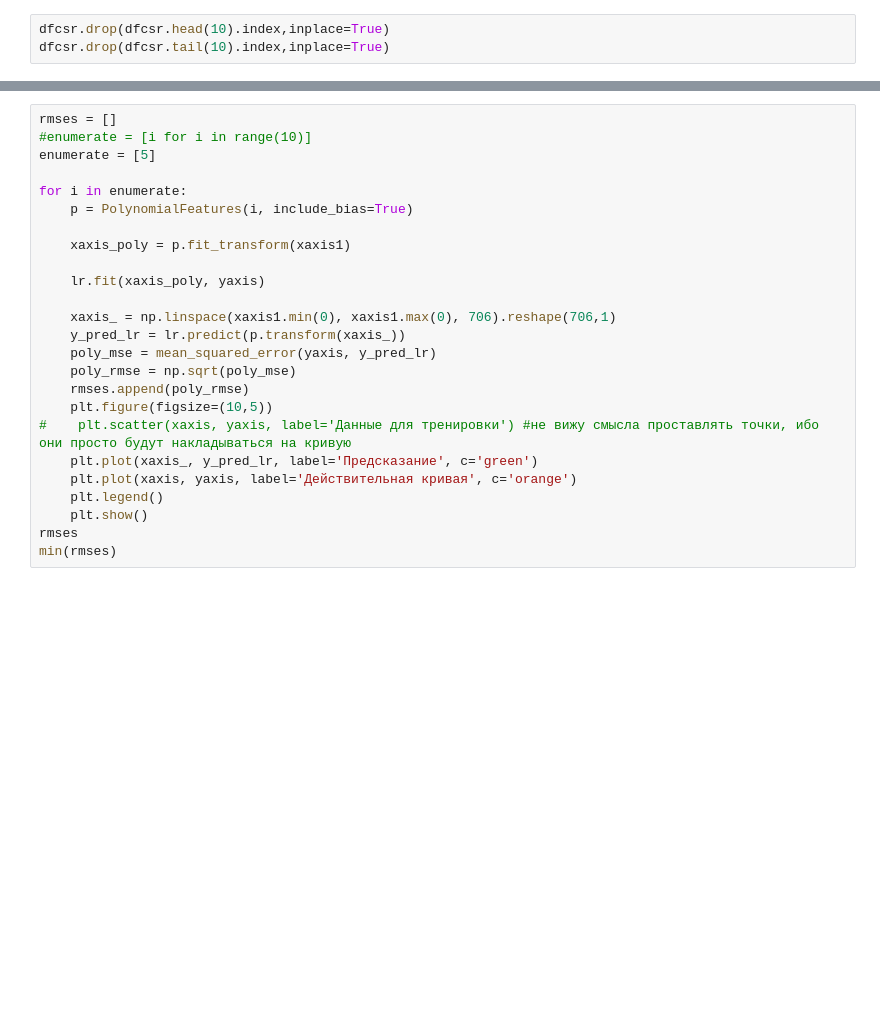
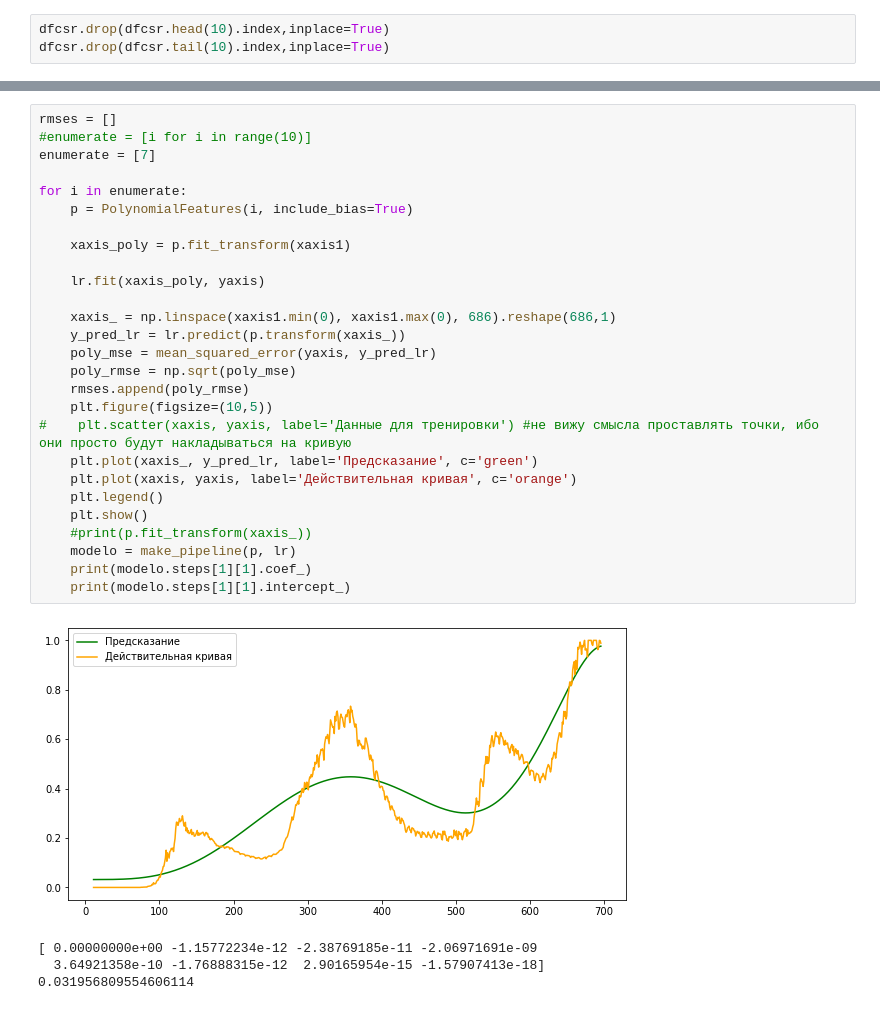
Before and after one commit to ZelshaR/Project, a Jupyter notebook: NoteBooks/Predict.ipynb, the cells around one changed output, grey strips where cells are left out. Cells and saved outputs as stored; diff of their text form; blank space fills up the shorter version.

```diff
--- a/NoteBooks/Predict.ipynb
+++ b/NoteBooks/Predict.ipynb
@@ -90,25 +95,32 @@ plt.show()
 # %%
 rmses = []
 #enumerate = [i for i in range(10)]
-enumerate = [5]
+enumerate = [7]
 
 for i in enumerate:
     p = PolynomialFeatures(i, include_bias=True)
 
     xaxis_poly = p.fit_transform(xaxis1)
 
     lr.fit(xaxis_poly, yaxis)
 
-    xaxis_ = np.linspace(xaxis1.min(0), xaxis1.max(0), 706).reshape(706,1)
+    xaxis_ = np.linspace(xaxis1.min(0), xaxis1.max(0), 686).reshape(686,1)
     y_pred_lr = lr.predict(p.transform(xaxis_))
     poly_mse = mean_squared_error(yaxis, y_pred_lr)
     poly_rmse = np.sqrt(poly_mse)
     rmses.append(poly_rmse)
     plt.figure(figsize=(10,5))
 #    plt.scatter(xaxis, yaxis, label='Данные для тренировки') #не вижу смысла проставлять точки, ибо они просто будут накладываться на кривую
     plt.plot(xaxis_, y_pred_lr, label='Предсказание', c='green')
     plt.plot(xaxis, yaxis, label='Действительная кривая', c='orange')
     plt.legend()
     plt.show()
-rmses
-min(rmses)
+    #print(p.fit_transform(xaxis_))
+    modelo = make_pipeline(p, lr)
+    print(modelo.steps[1][1].coef_)
+    print(modelo.steps[1][1].intercept_)
+# %% [output]
+[figure, added]
+[ 0.00000000e+00 -1.15772234e-12 -2.38769185e-11 -2.06971691e-09
+  3.64921358e-10 -1.76888315e-12  2.90165954e-15 -1.57907413e-18]
+0.031956809554606114
```
Also changed, not shown: parts of 16 cells of this notebook.
